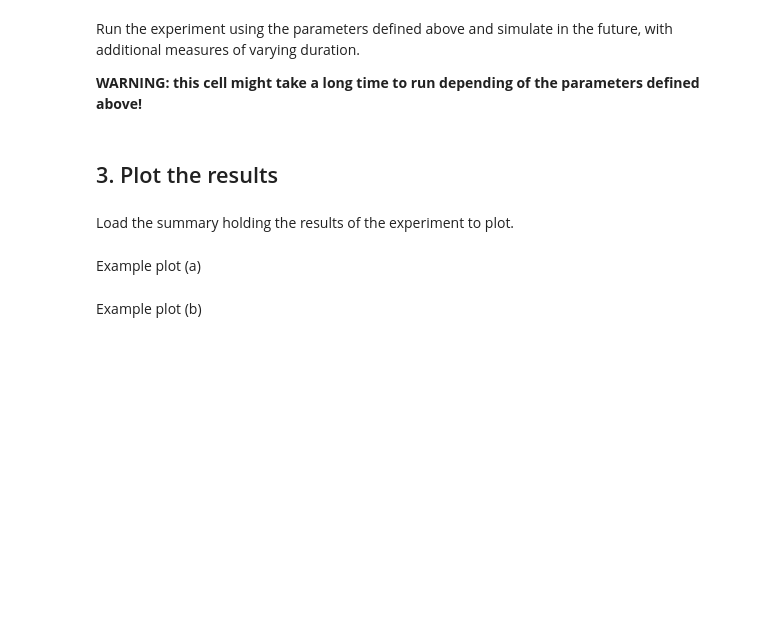
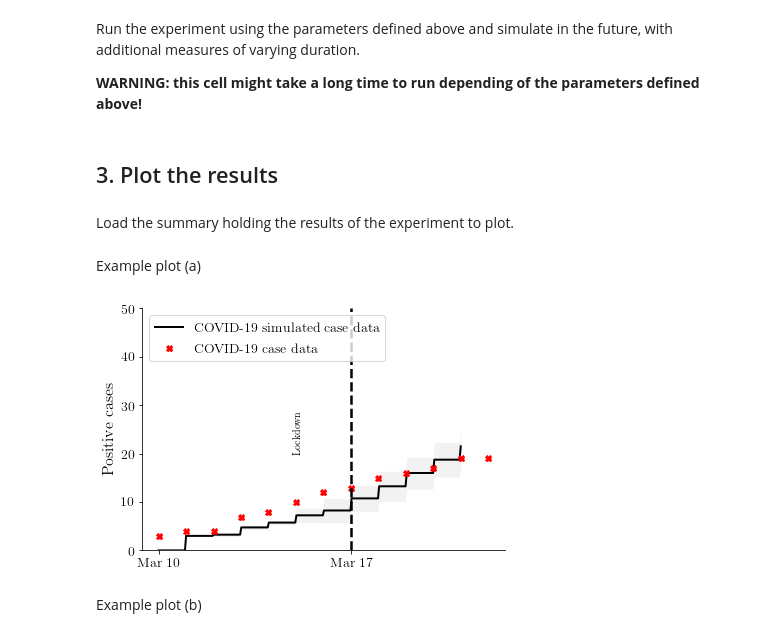
Before and after one commit to covid19-model/simulator, a Jupyter notebook: sim/sim-example.ipynb, the cells around one changed output. Cells and saved outputs as stored; diff of their text form; code cells hidden in the pictures; blank space fills up the shorter version.

Commit message:
example notebook finished and TO_HOURS added

```diff
--- a/sim/sim-example.ipynb
+++ b/sim/sim-example.ipynb
@@ -61,9 +66,9 @@ num_workers = multiprocessing.cpu_count() - 1
 #### Set the time to simulate
 # %%
 start_date = '2020-03-10'
-end_date = '2020-03-26'
+end_date = '2020-03-23'
 sim_days = (pd.to_datetime(end_date) - pd.to_datetime(start_date)).days
-max_time = 24.0 * sim_days # in hours
+max_time = TO_HOURS * sim_days # in hours
 # %% [markdown]
 #### Define population/mobility parameters
 
@@ -226,15 +243,17 @@ Example plot (a)
 # %%
 plotter = Plotter()
 plotter.plot_positives_vs_target(
     summary_example, new_cases.sum(axis=1),
     test_lag=2,
     title='Predictions for observed controlled scenario after March 23',
     filename=runstr + 'ex_00',
     figsize=(6, 4),
     start_date=start_date,
     errorevery=1, acc=1000,
     lockdown_at=lockdown_at_day,
-    ymax=150)
+    ymax=50)
+# %% [output]
+[figure, added]
 # %% [markdown]
 Example plot (b)
 # %%
```
Also changed, not shown: parts of 27 cells of this notebook, 10 other files.
